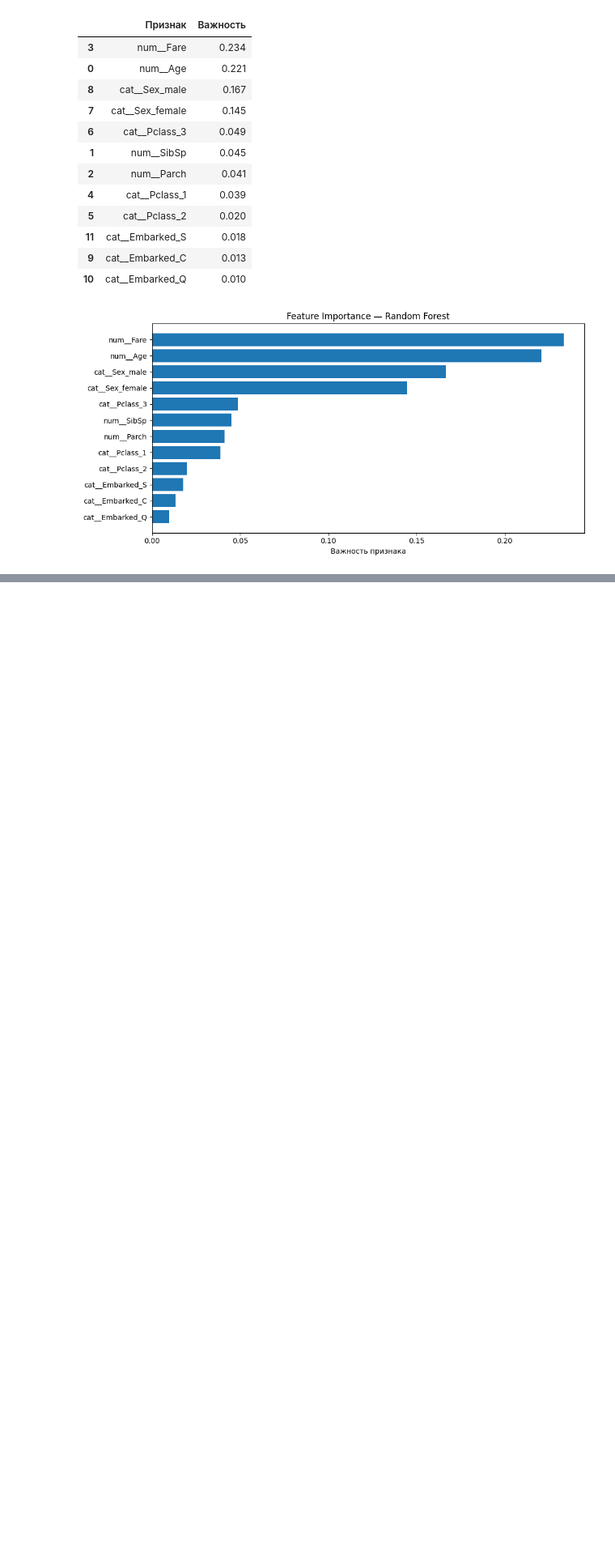
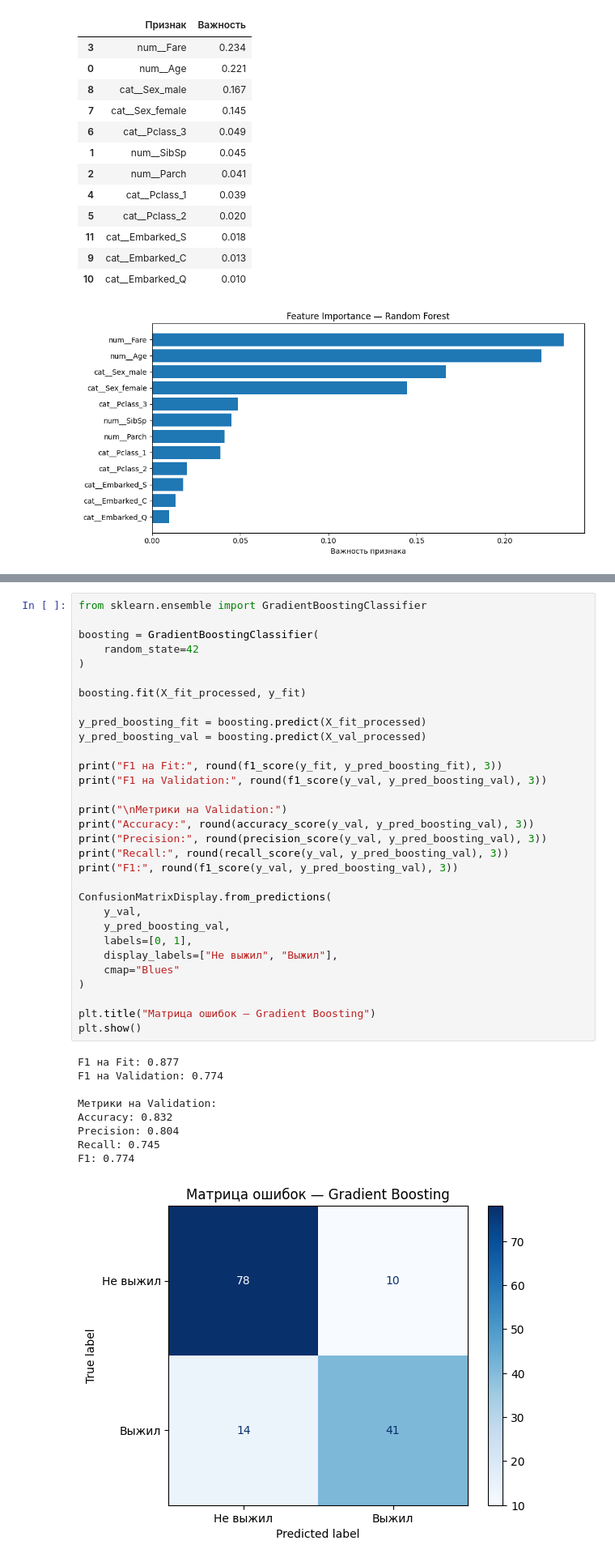
Before and after one commit to stdt106/ml_course_mai, a Jupyter notebook: lab02/lab02.ipynb, the cells around one changed output, grey strips where cells are left out. Shown at 81% size. Saved outputs shown, nothing was run; the diff lists cells and outputs as text; blank space fills up the shorter version.

```diff
--- a/lab02/lab02.ipynb
+++ b/lab02/lab02.ipynb
@@ -662,0 +673,41 @@ plt.show()
+# %%
+from sklearn.ensemble import GradientBoostingClassifier
+
+boosting = GradientBoostingClassifier(
+    random_state=42
+)
+
+boosting.fit(X_fit_processed, y_fit)
+
+y_pred_boosting_fit = boosting.predict(X_fit_processed)
+y_pred_boosting_val = boosting.predict(X_val_processed)
+
+print("F1 на Fit:", round(f1_score(y_fit, y_pred_boosting_fit), 3))
+print("F1 на Validation:", round(f1_score(y_val, y_pred_boosting_val), 3))
+
+print("\nМетрики на Validation:")
+print("Accuracy:", round(accuracy_score(y_val, y_pred_boosting_val), 3))
+print("Precision:", round(precision_score(y_val, y_pred_boosting_val), 3))
+print("Recall:", round(recall_score(y_val, y_pred_boosting_val), 3))
+print("F1:", round(f1_score(y_val, y_pred_boosting_val), 3))
+
+ConfusionMatrixDisplay.from_predictions(
+    y_val,
+    y_pred_boosting_val,
+    labels=[0, 1],
+    display_labels=["Не выжил", "Выжил"],
+    cmap="Blues"
+)
+
+plt.title("Матрица ошибок — Gradient Boosting")
+plt.show()
+# %% [output]
+F1 на Fit: 0.877
+F1 на Validation: 0.774
+
+Метрики на Validation:
+Accuracy: 0.832
+Precision: 0.804
+Recall: 0.745
+F1: 0.774
+[figure, added]
```
Also changed, not shown: parts of 29 cells of this notebook.
